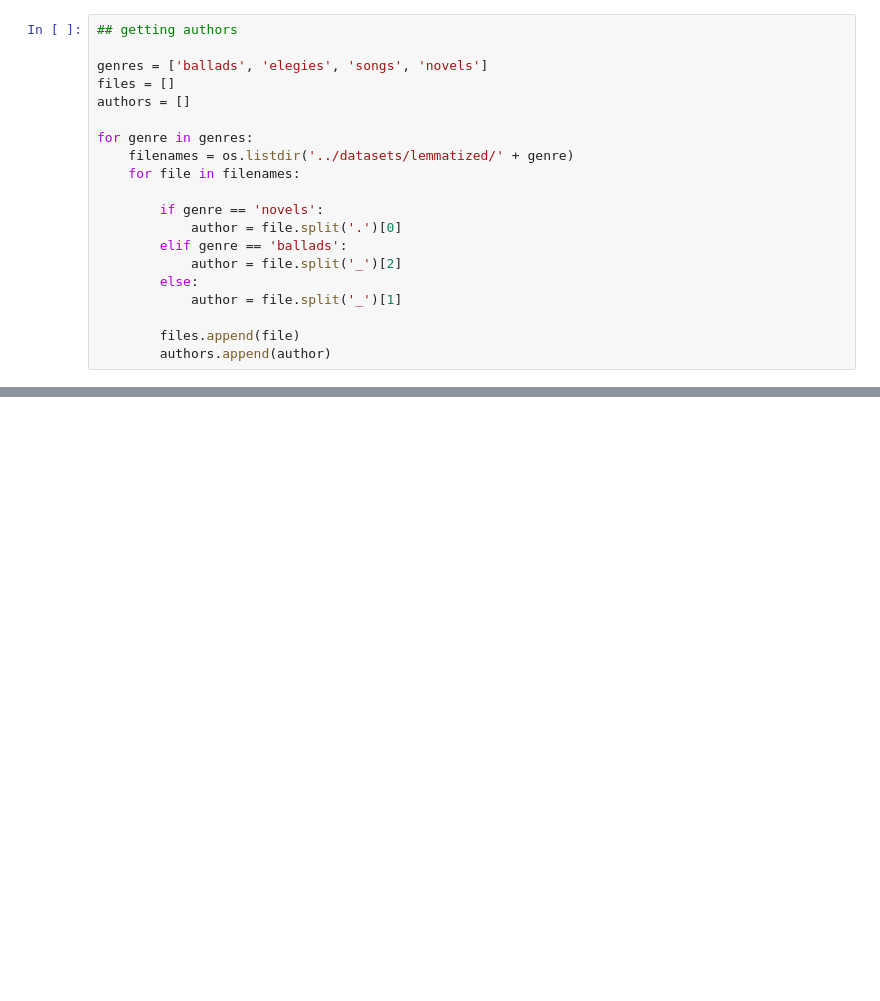
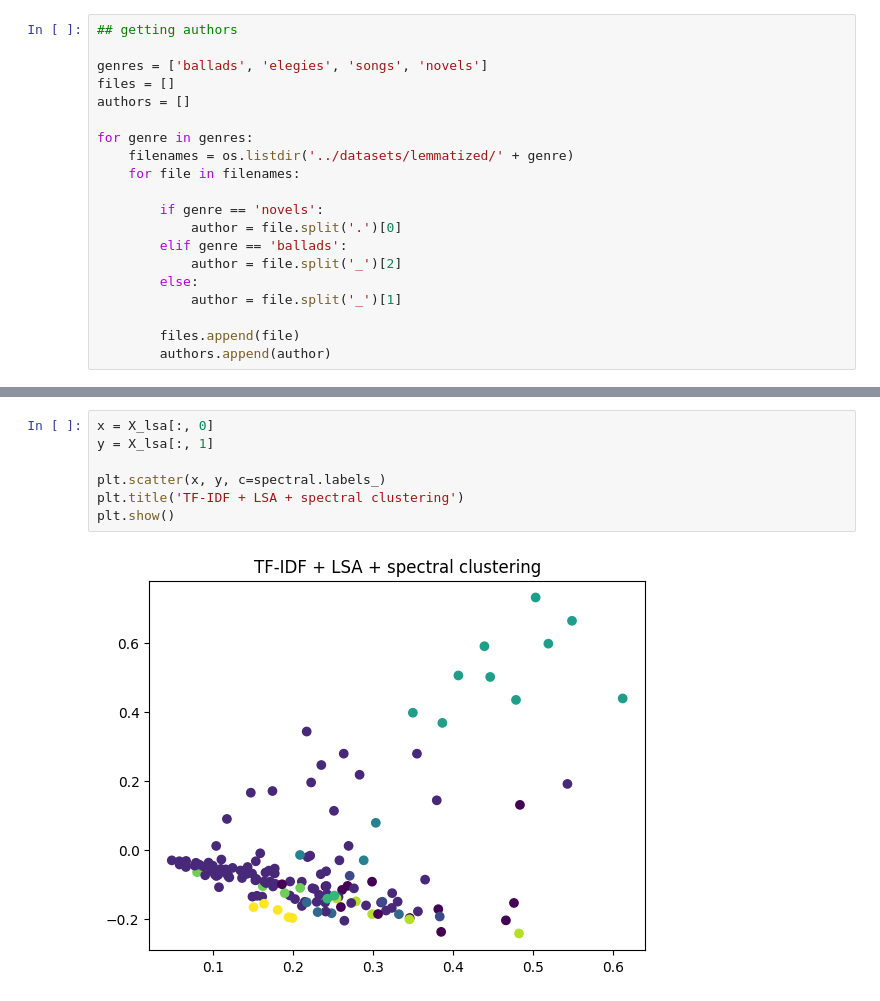
Before and after one commit to vpozdnyakov/literary_genre_identifier, a Jupyter notebook: notebooks/tfidf.ipynb, the cells around one changed output, grey strips where cells are left out. Drawn from its saved outputs; the diff is of its cells as text; blank space fills up the shorter version.

```diff
--- a/notebooks/tfidf.ipynb
+++ b/notebooks/tfidf.ipynb
@@ -286,0 +440,9 @@ Counter(authors).most_common(10)
+# %%
+x = X_lsa[:, 0]
+y = X_lsa[:, 1]
+
+plt.scatter(x, y, c=spectral.labels_)
+plt.title('TF-IDF + LSA + spectral clustering')
+plt.show()
+# %% [output]
+[figure, added]
```
Also changed, not shown: parts of 29 cells of this notebook.
